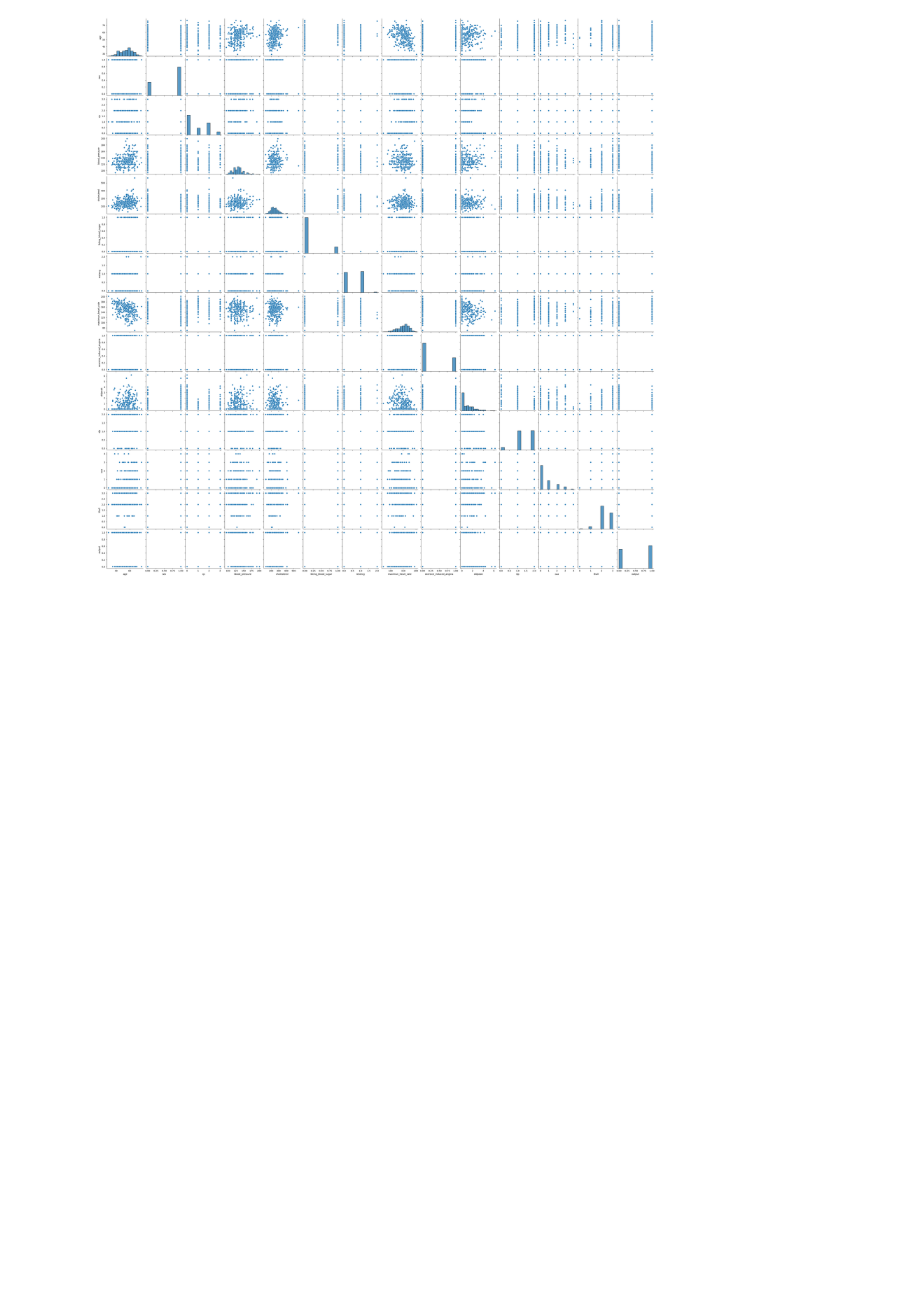
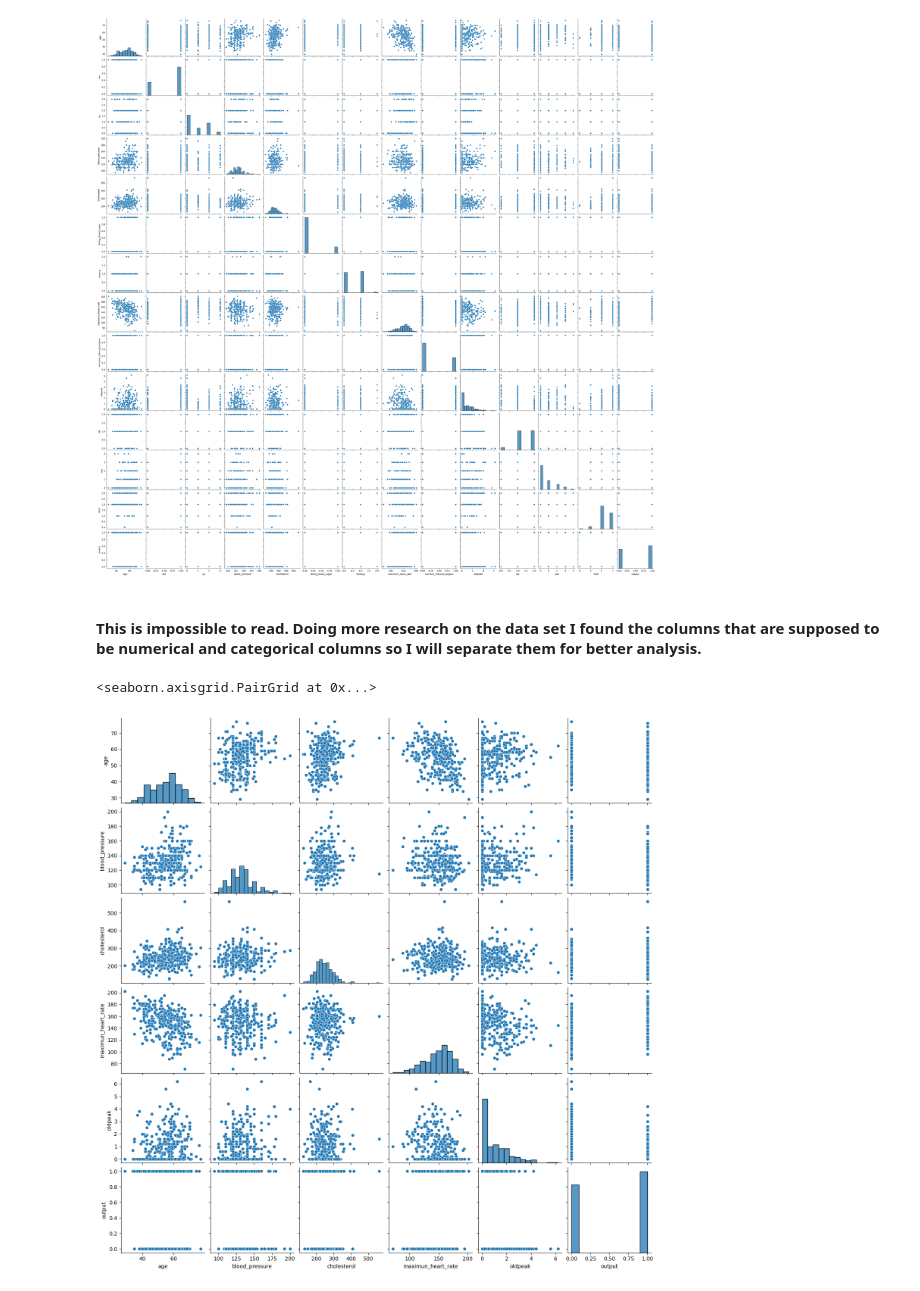
Before and after one commit to RamiroLedezma/EDA_PROJECTS, a Jupyter notebook: Heart Attack Analysis & Prediction/Heart_Attack.ipynb, the cells around one changed output. Cells and saved outputs as stored; diff of their text form; code cells hidden in the pictures; blank space fills up the shorter version.

```diff
--- a/Heart Attack Analysis & Prediction/Heart_Attack.ipynb
+++ b/Heart Attack Analysis & Prediction/Heart_Attack.ipynb
@@ -159,3 +164,5 @@ sns.pairplot(df)
 # %% [output]
 <seaborn.axisgrid.PairGrid at 0x...>
 [figure]
+# %% [markdown]
+#### This is impossible to read. Doing more research on the data set I found the columns that are supposed to be numerical and categorical columns so I will separate them for better analysis.
@@ -162,2 +172,7 @@ sns.pairplot(df)
+# %%
+sns.pairplot(df[continuos_cols])
+# %% [output]
+<seaborn.axisgrid.PairGrid at 0x...>
+[figure, added]
 # %%
 fig = plt.subplots(figsize=(25, 20))
```
Also changed, not shown: parts of 9 cells of this notebook.
